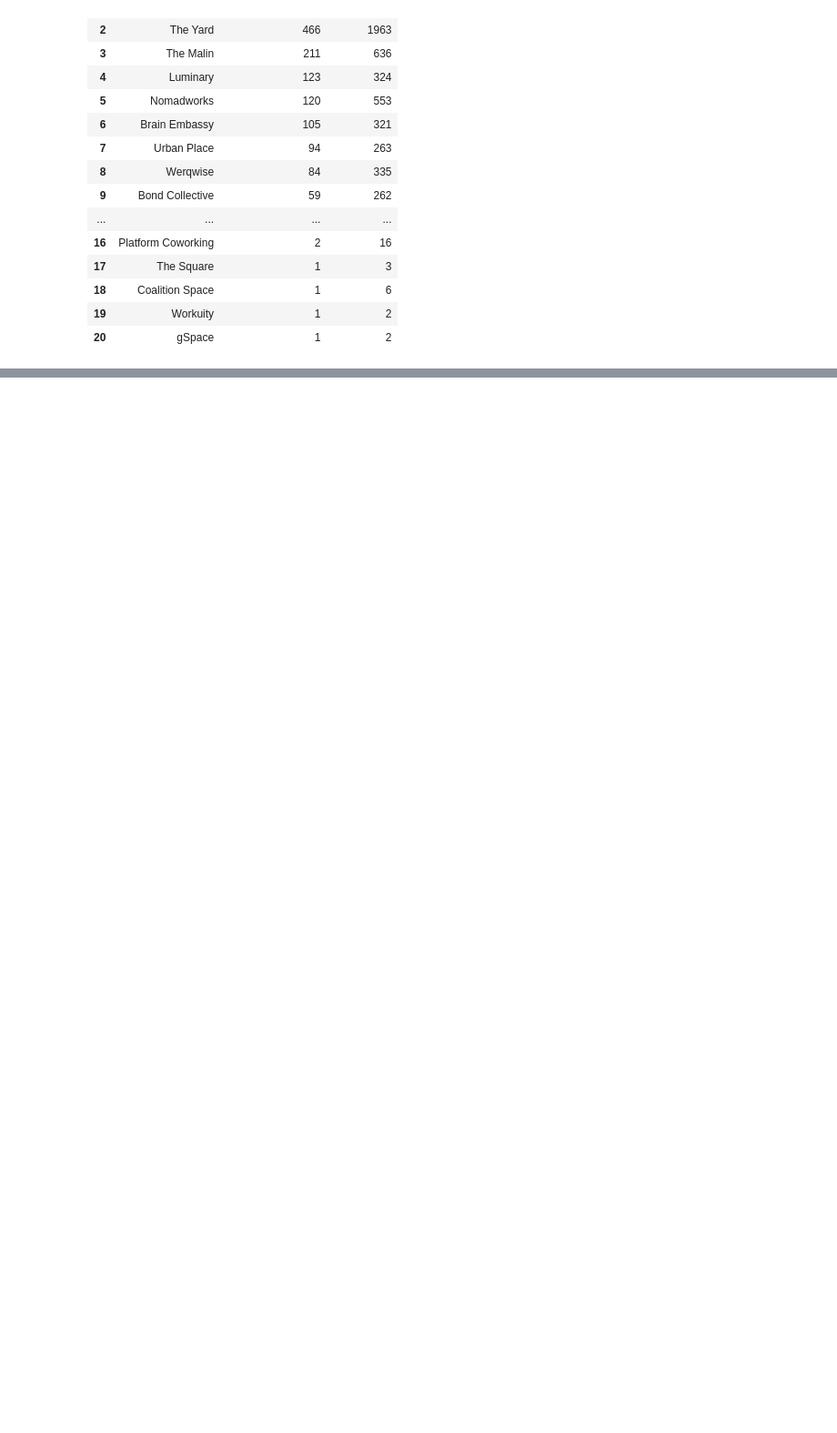
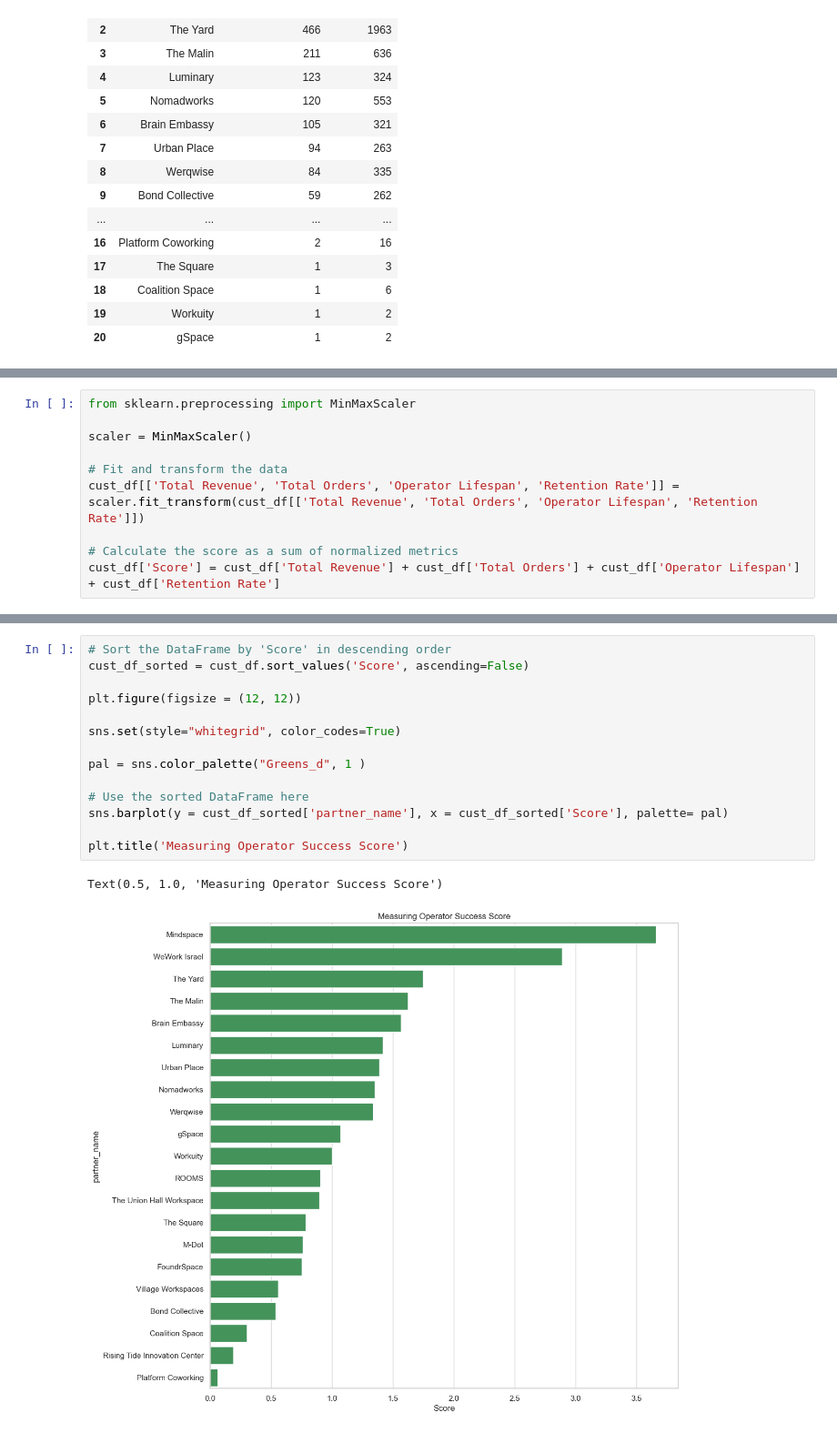
Before and after one commit to talnmizrachi/flexspace_proj, a Jupyter notebook: july_13_flexpython.ipynb, the cells around one changed output, grey strips where cells are left out. Shown at 91% size. Saved outputs shown, nothing was run; the diff lists cells and outputs as text; blank space fills up the shorter version.

```diff
--- a/july_13_flexpython.ipynb
+++ b/july_13_flexpython.ipynb
@@ -665,0 +869,10 @@ customer_df
+# %%
+from sklearn.preprocessing import MinMaxScaler
+
+scaler = MinMaxScaler()
+
+# Fit and transform the data
+cust_df[['Total Revenue', 'Total Orders', 'Operator Lifespan', 'Retention Rate']] = scaler.fit_transform(cust_df[['Total Revenue', 'Total Orders', 'Operator Lifespan', 'Retention Rate']])
+
+# Calculate the score as a sum of normalized metrics
+cust_df['Score'] = cust_df['Total Revenue'] + cust_df['Total Orders'] + cust_df['Operator Lifespan'] + cust_df['Retention Rate']
@@ -665,0 +899,17 @@ customer_df
+# %%
+# Sort the DataFrame by 'Score' in descending order
+cust_df_sorted = cust_df.sort_values('Score', ascending=False)
+
+plt.figure(figsize = (12, 12))
+
+sns.set(style="whitegrid", color_codes=True)
+
+pal = sns.color_palette("Greens_d", 1 )
+
+# Use the sorted DataFrame here
+sns.barplot(y = cust_df_sorted['partner_name'], x = cust_df_sorted['Score'], palette= pal)
+
+plt.title('Measuring Operator Success Score')
+# %% [output]
+Text(0.5, 1.0, 'Measuring Operator Success Score')
+[figure, added]
```
Also changed, not shown: parts of 19 cells of this notebook.
